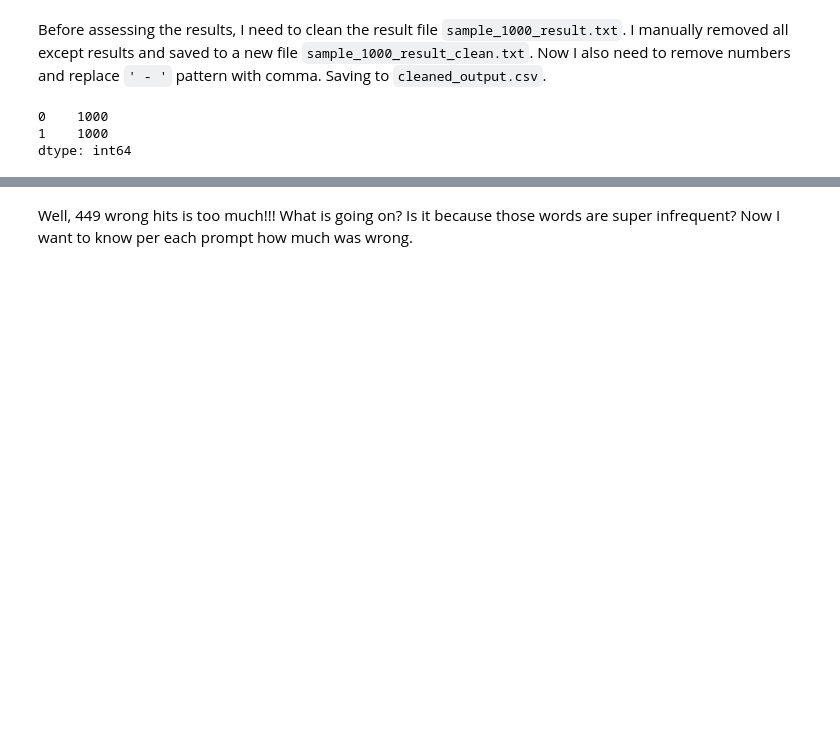
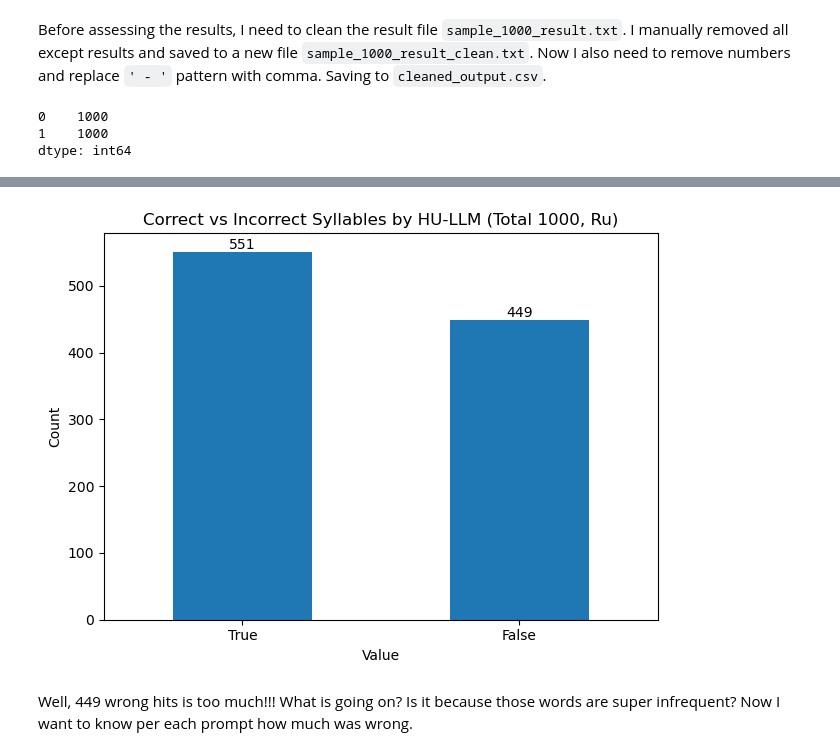
Before and after one commit to mariaonoeva/nlp-repo, a Jupyter notebook: HU_LLM/hu_llm.ipynb, the cells around one changed output, grey strips where cells are left out. Cells and saved outputs as stored; diff of their text form; code cells hidden in the pictures; blank space fills up the shorter version.

```diff
--- a/HU_LLM/hu_llm.ipynb
+++ b/HU_LLM/hu_llm.ipynb
@@ -153,3 +148,22 @@ dtype: int64
+# %%
+import matplotlib.pyplot as plt
+# Count occurrences of True and False
+counts = ready_df[4].value_counts()
+
+# Plot as bar chart
+ax = counts.plot(kind='bar')
+plt.title('Correct vs Incorrect Syllables by HU-LLM (Total 1000, Ru)')
+plt.xlabel('Value')
+plt.ylabel('Count')
+plt.xticks(ticks=[0,1], labels=['True', 'False'], rotation=0)
+# Annotate each bar with its value
+for i, v in enumerate(counts):
+    ax.text(i, v + 0.1, str(v), ha='center', va='bottom')
+
+plt.tight_layout()
+plt.show()
+# %% [output]
+[figure, added]
 # %% [markdown]
 Well, 449 wrong hits is too much!!! What is going on? Is it because those words are super infrequent? Now I want to know per each prompt how much was wrong.
 # %%
```
Also changed, not shown: parts of 17 cells of this notebook.
